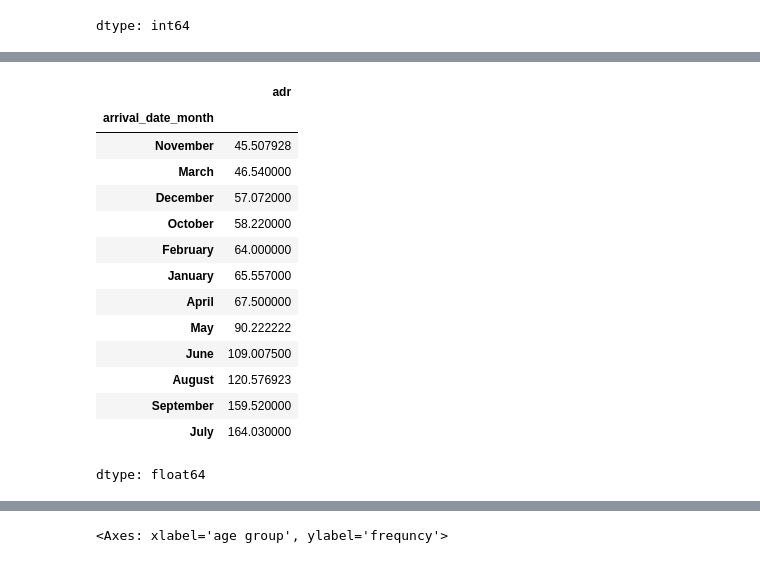
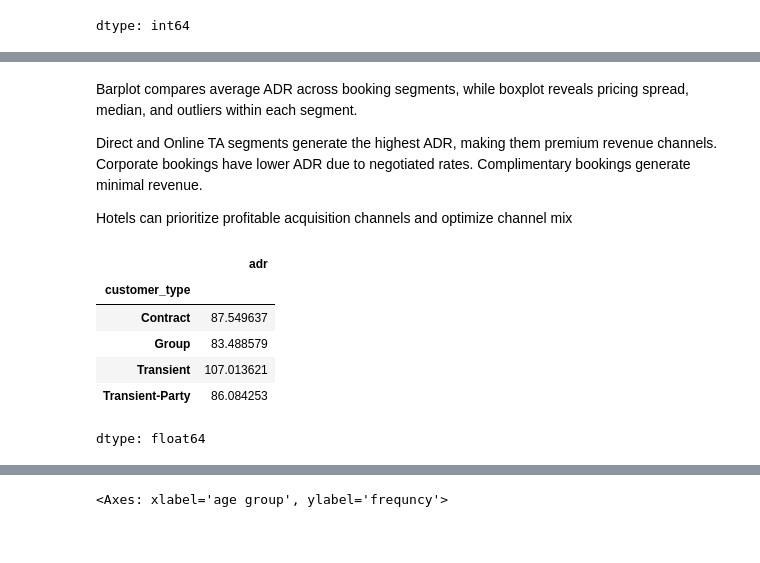
Before and after one commit to uditigupta293-byte/hotel-booking-analysis, a Jupyter notebook: capstone_project.ipynb, the cells around one changed output, grey strips where cells are left out. Drawn from its saved outputs; the diff is of its cells as text; code cells hidden in the pictures.

```diff
--- a/capstone_project.ipynb
+++ b/capstone_project.ipynb
@@ -322,2 +253,0 @@ df
-# %%
-df = df.drop('deposit_type', axis=1)
@@ -503,18 +579,16 @@ dtype: float64
+# %% [markdown]
+Barplot compares average ADR across booking segments, while boxplot reveals pricing spread, median, and outliers within each segment.
+
+Direct and Online TA segments generate the highest ADR, making them premium revenue channels. Corporate bookings have lower ADR due to negotiated rates. Complimentary bookings generate minimal revenue.
+
+Hotels can prioritize profitable acquisition channels and optimize channel mix
 # %%
-df.groupby('arrival_date_month')['adr'].mean().sort_values() # whcih month did well
+df.groupby('customer_type')['adr'].mean()
 # %% [output]
 |  | adr |
-| arrival_date_month |  |
-| November | 45.507928 |
-| March | 46.540000 |
-| December | 57.072000 |
-| October | 58.220000 |
-| February | 64.000000 |
-| January | 65.557000 |
-| April | 67.500000 |
-| May | 90.222222 |
-| June | 109.007500 |
-| August | 120.576923 |
-| September | 159.520000 |
-| July | 164.030000 |
+| customer_type |  |
+| Contract | 87.549637 |
+| Group | 83.488579 |
+| Transient | 107.013621 |
+| Transient-Party | 86.084253 |
 dtype: float64
```
Also changed, not shown: parts of 98 cells of this notebook.
